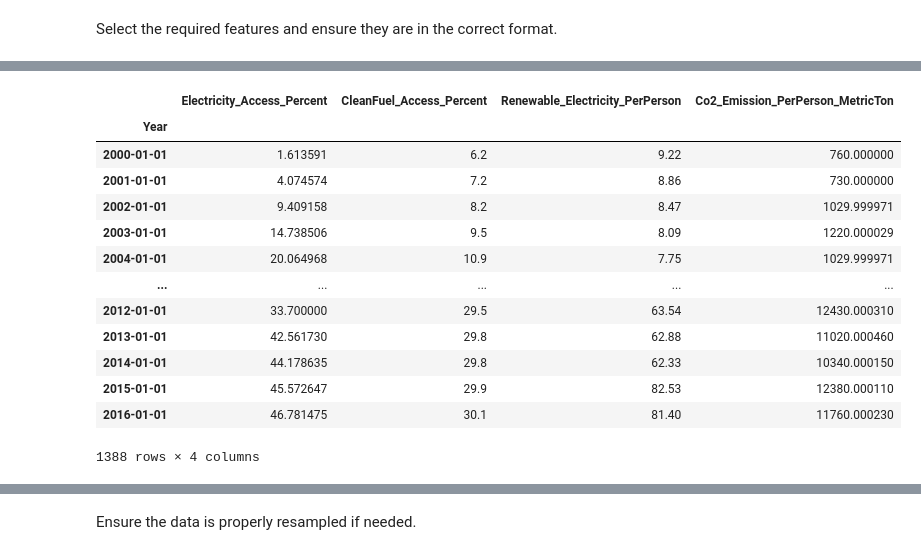
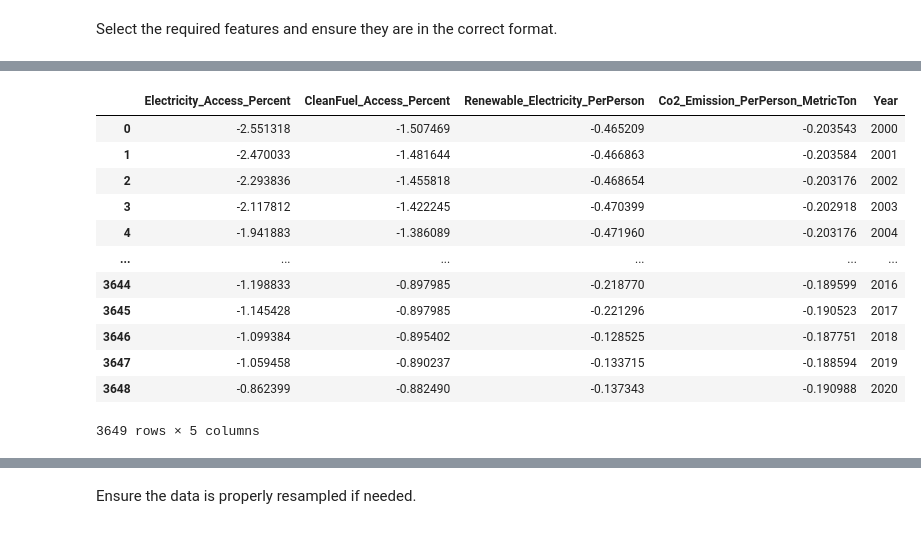
Before and after one commit to aojah1/Capstone, a Jupyter notebook: Capstone/sustainability.ipynb, the cells around one changed output, grey strips where cells are left out. Drawn from its saved outputs; the diff is of its cells as text; code cells hidden in the pictures.

```diff
--- a/Capstone/sustainability.ipynb
+++ b/Capstone/sustainability.ipynb
@@ -323,16 +318,20 @@ renewable electricity per person, and CO2 emissions per person over the next fou
 features_time_series = ''
 df_features_time_series = ''
 
+
+
 features_time_series = ['Year','Country',
                                'Electricity_Access_Percent',
                                'CleanFuel_Access_Percent',
-                               'Renewable_Electricity_PerPerson',
+                              'Renewable_Electricity_PerPerson',
                                'Co2_Emission_PerPerson_MetricTon'
-                              ]
+                             ]
 
 
 df_features_time_series = df_key_features.loc[:, features_time_series]
 
+
 #Handle missing values
-df_features_time_series.dropna(inplace=True)  # This modifies the original DataFrame
-print(df_features_time_series.isna().sum())
+#df_features_time_series.dropna(inplace=True)  # This modifies the original DataFrame
+#print(df_features_time_series.isna().sum())
+#df_features_time_series.reset_index(drop=True)
@@ -397,14 +395,17 @@ dtype: int64
 # %% [markdown]
 Select the required features and ensure they are in the correct format.
 # %%
+# Select the required features and ensure they are in the correct format.
+features = ['Electricity_Access_Percent', 'CleanFuel_Access_Percent', 'Renewable_Electricity_PerPerson', 'Co2_Emission_PerPerson_MetricTon']
+#features = ['CleanFuel_Access_Percent']
 
-df_features_time_series_cleaned = ''
-# Ensure the 'Year' column is in datetime format
-df_features_time_series['Year'] = pd.to_datetime(df_features_time_series['Year'], format='%Y')
+# Since the features are in different units, we will use StandardScaler to scale them.
+# Scale the features
+scaler = StandardScaler()
+df_features_time_series_scaled = pd.DataFrame(scaler.fit_transform(df_features_time_series[features]), columns=features)
 
-# Set 'Year' as the index
-df_features_time_series.set_index('Year', inplace=True)
+# Visualize the data to check scaled dimensions
+df_features_time_series_scaled.plot(figsize=(10, 6))
+df_features_time_series_scaled.reset_index(drop=True)
 
-# Select the relevant features
-features = ['Electricity_Access_Percent', 'CleanFuel_Access_Percent', 'Renewable_Electricity_PerPerson', 'Co2_Emission_PerPerson_MetricTon']
-df_features_time_series_cleaned = df_features_time_series[features]
+df_features_time_series.reset_index(drop=True)
@@ -411,17 +427,20 @@ df_features_time_series_cleaned = df_features_time_series[features]
 # %%
-df_features_time_series_cleaned
+# Add the year column back to the scaled data for time series
+
+df_features_time_series_scaled['Year'] = df_features_time_series['Year']
+
+df_features_time_series_scaled
 # %% [output]
-|  | Electricity_Access_Percent | CleanFuel_Access_Percent | Renewable_Electricity_PerPerson | Co2_Emission_PerPerson_MetricTon |
-| Year |  |  |  |  |
-| 2000-01-01 | 1.613591 | 6.2 | 9.22 | 760.000000 |
-| 2001-01-01 | 4.074574 | 7.2 | 8.86 | 730.000000 |
-| 2002-01-01 | 9.409158 | 8.2 | 8.47 | 1029.999971 |
-| 2003-01-01 | 14.738506 | 9.5 | 8.09 | 1220.000029 |
-| 2004-01-01 | 20.064968 | 10.9 | 7.75 | 1029.999971 |
-| ... | ... | ... | ... | ... |
-| 2012-01-01 | 33.700000 | 29.5 | 63.54 | 12430.000310 |
-| 2013-01-01 | 42.561730 | 29.8 | 62.88 | 11020.000460 |
-| 2014-01-01 | 44.178635 | 29.8 | 62.33 | 10340.000150 |
-| 2015-01-01 | 45.572647 | 29.9 | 82.53 | 12380.000110 |
-| 2016-01-01 | 46.781475 | 30.1 | 81.40 | 11760.000230 |
+|  | Electricity_Access_Percent | CleanFuel_Access_Percent | Renewable_Electricity_PerPerson | Co2_Emission_PerPerson_MetricTon | Year |
+| 0 | -2.551318 | -1.507469 | -0.465209 | -0.203543 | 2000 |
+| 1 | -2.470033 | -1.481644 | -0.466863 | -0.203584 | 2001 |
+| 2 | -2.293836 | -1.455818 | -0.468654 | -0.203176 | 2002 |
+| 3 | -2.117812 | -1.422245 | -0.470399 | -0.202918 | 2003 |
+| 4 | -1.941883 | -1.386089 | -0.471960 | -0.203176 | 2004 |
+| ... | ... | ... | ... | ... | ... |
+| 3644 | -1.198833 | -0.897985 | -0.218770 | -0.189599 | 2016 |
+| 3645 | -1.145428 | -0.897985 | -0.221296 | -0.190523 | 2017 |
+| 3646 | -1.099384 | -0.895402 | -0.128525 | -0.187751 | 2018 |
+| 3647 | -1.059458 | -0.890237 | -0.133715 | -0.188594 | 2019 |
+| 3648 | -0.862399 | -0.882490 | -0.137343 | -0.190988 | 2020 |
-1388 rows × 4 columns
+3649 rows × 5 columns
```
Also changed, not shown: parts of 20 cells of this notebook.
